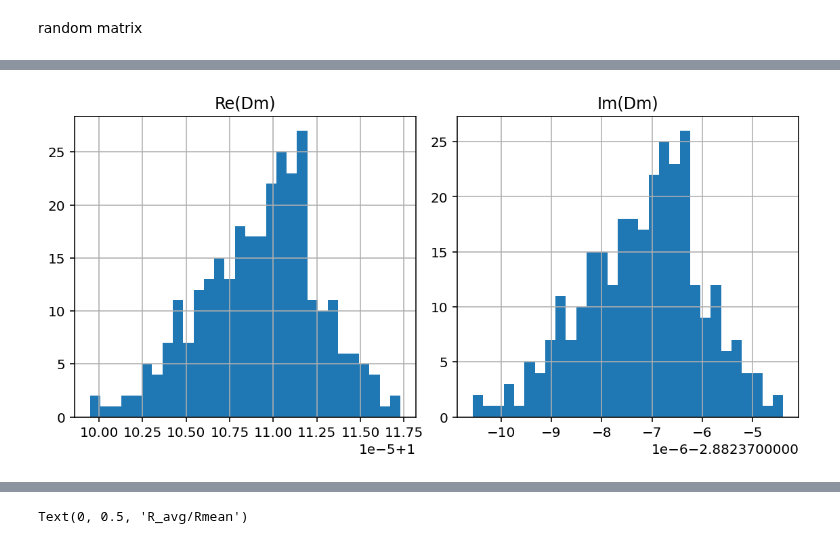
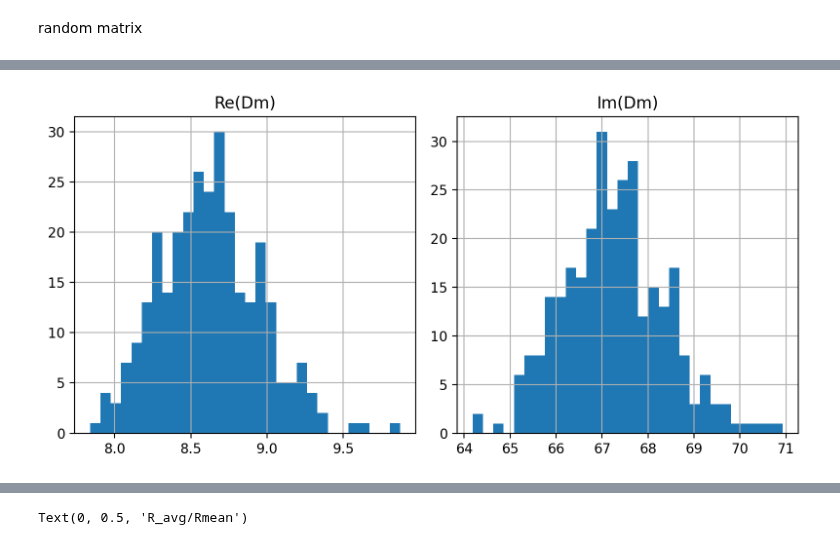
Before and after one commit to tamu-edu/tes_noise, a Jupyter notebook: Rbeta_stats.ipynb, the cells around one changed output, grey strips where cells are left out. Cells and saved outputs as stored; diff of their text form; code cells hidden in the pictures.

Commit message:
major fixes to determinant calculations
added additional plots

new data comparing different M values

attempts to calculate variation from M^2

```diff
--- a/Rbeta_stats.ipynb
+++ b/Rbeta_stats.ipynb
@@ -352,8 +359,10 @@ print(abs(etm.get_R_avg(1e3))/(etm.Rmean*(2+etm.Bmean)))
 # %%
 # distribution of R_avg/Rmean (real and imag) at 10 kHz for M = 300, N = 900
-numrepeats = 2
+numrepeats = 200
+M1 = 80
+N1 = 80
 R_avg = np.zeros(numrepeats, dtype = np.cdouble)
-etm2 = ElectrothermalSystem(30, 40, syst_params)
+etm2 = ElectrothermalSystem(M1, N1, syst_params)
 
 for i in tqdm.trange(numrepeats):
     R_avg[i] = etm2.get_R_avg(1e4/2/np.pi, regen = True)
@@ -359,0 +403,10 @@ for i in tqdm.trange(numrepeats):
+# %%
+
+fig, axs = complex_histogram(R_avg, figsize = (6,3))
+fig.suptitle(f'R_avg at 1 kHz, M = {etm2.M}, N = {etm2.N}')
+for ax in axs:
+    ax.grid()
+axs[0].axvline(np.real(R_avg).mean(), color = 'k')
+axs[0].axvline((M1**2)*(1 + somevar + 0*(w.std()/abs(w.mean()))**2 + 0*np.real(Dm_var) + syst_params['Cdev']**2)*etm2.Rmean*(2+etm2.Bmean), color = 'r', linestyle = 'dashed')
+#axs[1].axvline((M1**2)*(np.imag(Dm_var))*etm2.Rmean*(2+etm2.Bmean), color = 'r', linestyle = 'dashed')
+fig.tight_layout()
@@ -360,9 +415,11 @@ for i in tqdm.trange(numrepeats):
 # %%
-
-fig, axs = complex_histogram(R_avg, figsize = (6,3))
+#np.savetxt('Ravg_300_900_1kHz.dat', R_avg)
+R_avg2 = np.loadtxt('Ravg_300_900_1kHz.dat', dtype = np.cdouble)
+fig, axs = complex_histogram(R_avg2, figsize = (6,3))
+axs[0].hist(np.real(R_avg), histtype = 'step', bins = 40)
 fig.suptitle(f'R_avg at 1 kHz, M = {etm2.M}, N = {etm2.N}')
 for ax in axs:
     ax.grid()
-#axs[0].axvline(etm2.Rmean*(2+etm2.Bmean), color = 'r', linestyle = 'dashed')
+#axs[0].axvline((1 + 0)*etm2.Rmean*(2+etm2.Bmean), color = 'r', linestyle = 'dashed')
 fig.tight_layout()
 # %% [output]
@@ -407,22 +478,23 @@ plt.legend()
 # %%
-vec, logDm = etm.get_logDm(1e3)
+vec, logDm = etm.get_logDm(1e1)
 logD0 = logDm[0] # first entry (diagonal entry corresponding to M_{0,0})
 Dm = (vec/vec[0])*np.exp(logDm - logD0)
 Dmx = np.real(Dm[1:])
 Dmy = np.imag(Dm[1:])
 # %%
+alt = (-1)**np.arange(1,M+1)
 fig, axs  = plt.subplots(nrows = 1, ncols = 2, figsize = (8,4))
-axs[0].hist(Dmx, bins = 30)
+axs[0].hist(alt*Dmx, bins = 30)
 axs[0].set_title('Re(Dm)')
-axs[1].hist(Dmy, bins = 30)
+axs[1].hist(alt*Dmy, bins = 30)
 axs[1].set_title('Im(Dm)')
 
 for ax in axs:
     ax.grid()
 
 fig.tight_layout()
 # %% [output]
-[figure, old version]
+[figure, new version]
 # %%
 vec[:4], logDm[:4]
 # %% [output]
```
Also changed, not shown: parts of 22 cells of this notebook.
